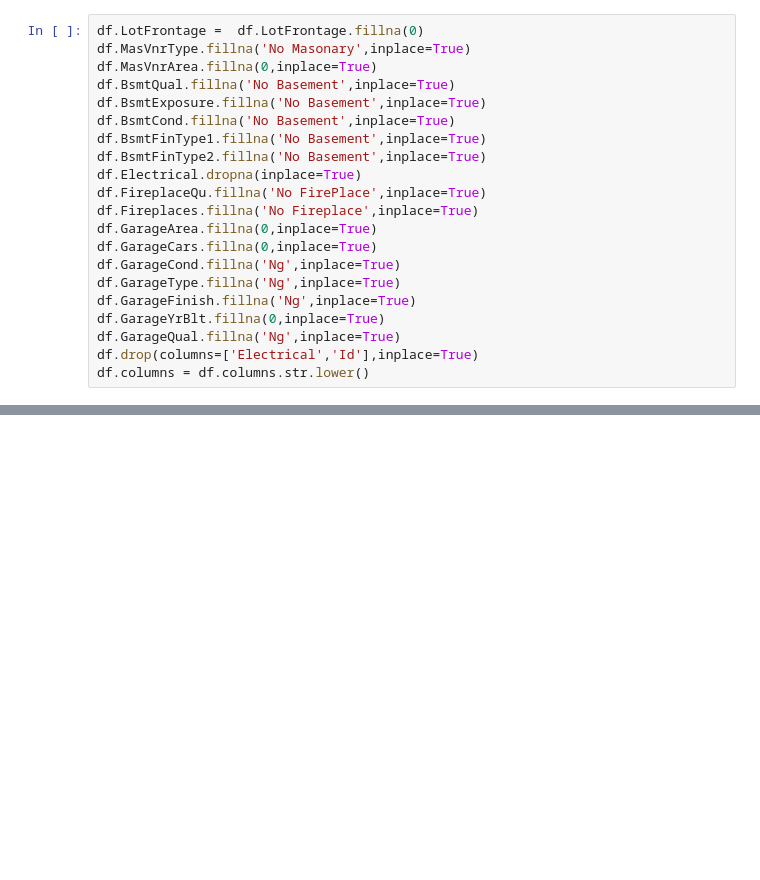
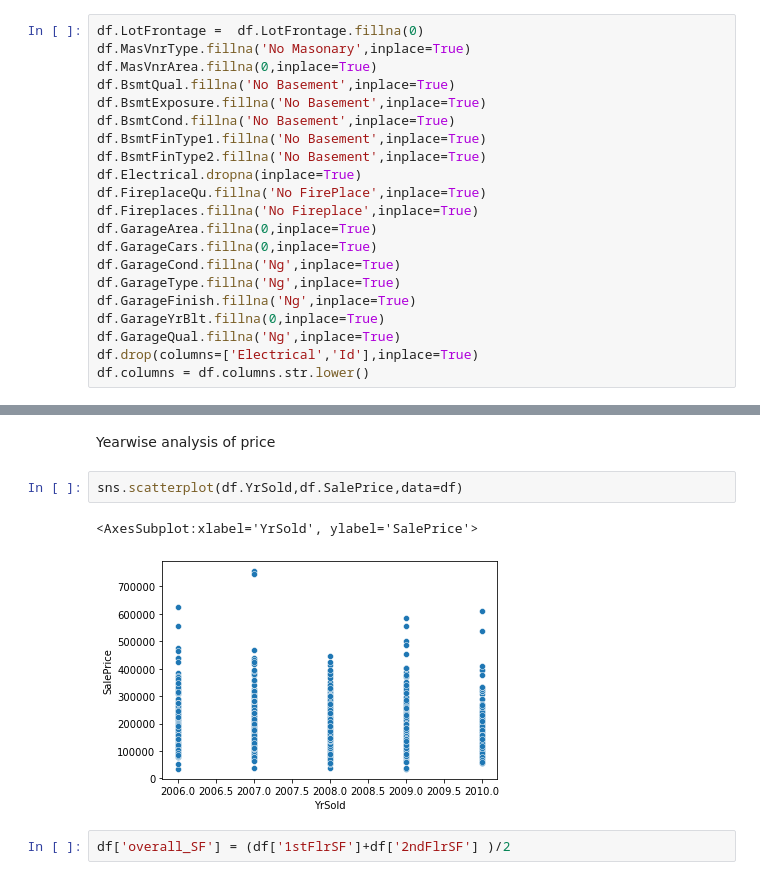
Before and after one commit to tosif91/machine_learning, a Jupyter notebook: basics/EDA_housing.ipynb, the cells around one changed output, grey strips where cells are left out. Drawn from its saved outputs; the diff is of its cells as text; blank space fills up the shorter version.

Commit message:
added new analysis

```diff
--- a/basics/EDA_housing.ipynb
+++ b/basics/EDA_housing.ipynb
@@ -85,0 +136,9 @@ df.describe()
+# %% [markdown]
+Yearwise analysis of price
+# %%
+sns.scatterplot(df.YrSold,df.SalePrice,data=df)
+# %% [output]
+<AxesSubplot:xlabel='YrSold', ylabel='SalePrice'>
+[figure, added]
+# %%
+df['overall_SF'] = (df['1stFlrSF']+df['2ndFlrSF'] )/2
```
Also changed, not shown: parts of 9 cells of this notebook.
